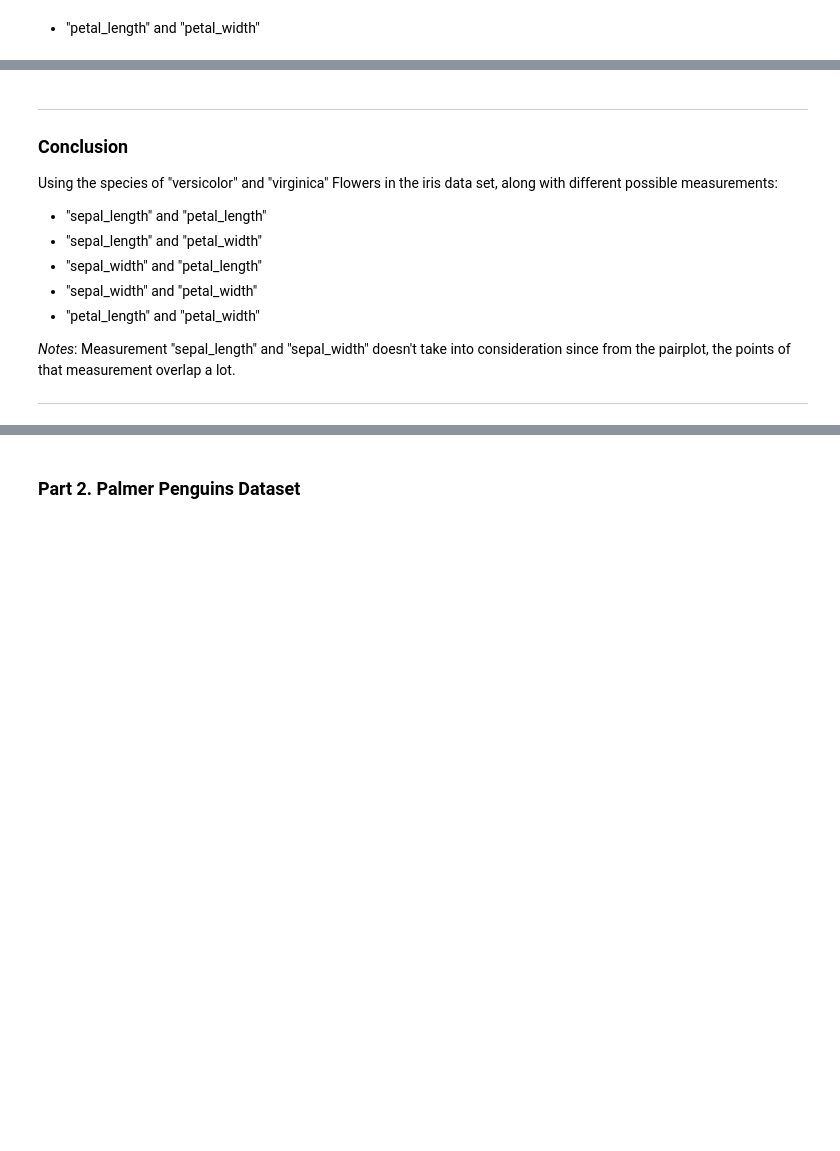
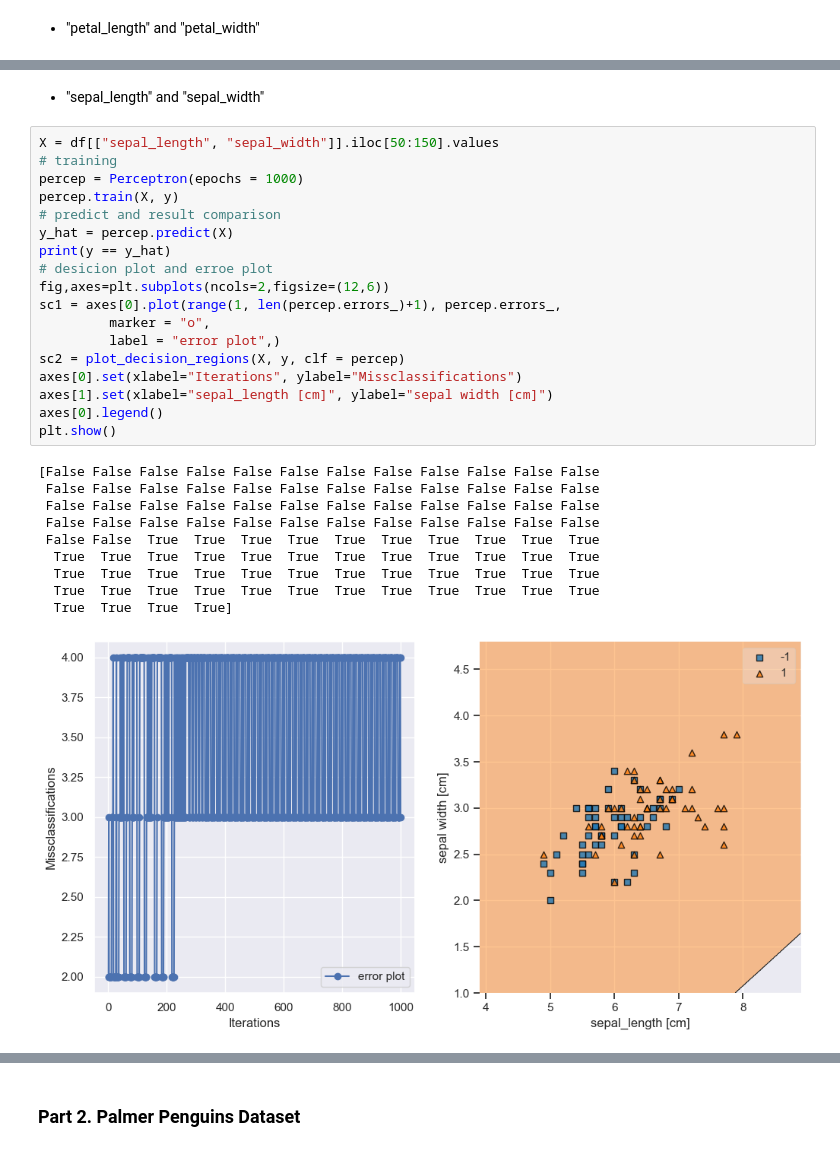
Before and after one commit to Kay-zttang/ML-Course-Notes, a Jupyter notebook: Lec3_The_Perceptron_Algorithm/The_Perceptron_Algorithm.ipynb, the cells around one changed output, grey strips where cells are left out. Drawn from its saved outputs; the diff is of its cells as text; blank space fills up the shorter version.

```diff
--- a/Lec3_The_Perceptron_Algorithm/The_Perceptron_Algorithm.ipynb
+++ b/Lec3_The_Perceptron_Algorithm/The_Perceptron_Algorithm.ipynb
@@ -238,15 +238,31 @@ plt.show()
-# %% [markdown]
----
-
-### Conclusion
-
-Using the species of "versicolor" and "virginica" Flowers in the iris data set, along with different possible measurements:
-- "sepal_length" and "petal_length"
-- "sepal_length" and "petal_width"
-- "sepal_width" and "petal_length"
-- "sepal_width" and "petal_width"
-- "petal_length" and "petal_width"
-
-*Notes*: Measurement "sepal_length" and "sepal_width" doesn't take into consideration since from the pairplot, the points of that measurement overlap a lot.
-
----
+# %% [markdown]
+* "sepal_length" and "sepal_width"
+# %%
+X = df[["sepal_length", "sepal_width"]].iloc[50:150].values
+# training
+percep = Perceptron(epochs = 1000)
+percep.train(X, y)
+# predict and result comparison
+y_hat = percep.predict(X)
+print(y == y_hat)
+# desicion plot and erroe plot
+fig,axes=plt.subplots(ncols=2,figsize=(12,6))
+sc1 = axes[0].plot(range(1, len(percep.errors_)+1), percep.errors_,
+         marker = "o",
+         label = "error plot",)
+sc2 = plot_decision_regions(X, y, clf = percep)
+axes[0].set(xlabel="Iterations", ylabel="Missclassifications")
+axes[1].set(xlabel="sepal_length [cm]", ylabel="sepal width [cm]")
+axes[0].legend()
+plt.show()
+# %% [output]
+[False False False False False False False False False False False False
+ False False False False False False False False False False False False
+ False False False False False False False False False False False False
+ False False False False False False False False False False False False
+ False False  True  True  True  True  True  True  True  True  True  True
+  True  True  True  True  True  True  True  True  True  True  True  True
+  True  True  True  True  True  True  True  True  True  True  True  True
+  True  True  True  True  True  True  True  True  True  True  True  True
+  True  True  True  True]
+[figure, added]
```
Also changed, not shown: parts of 8 cells of this notebook.
